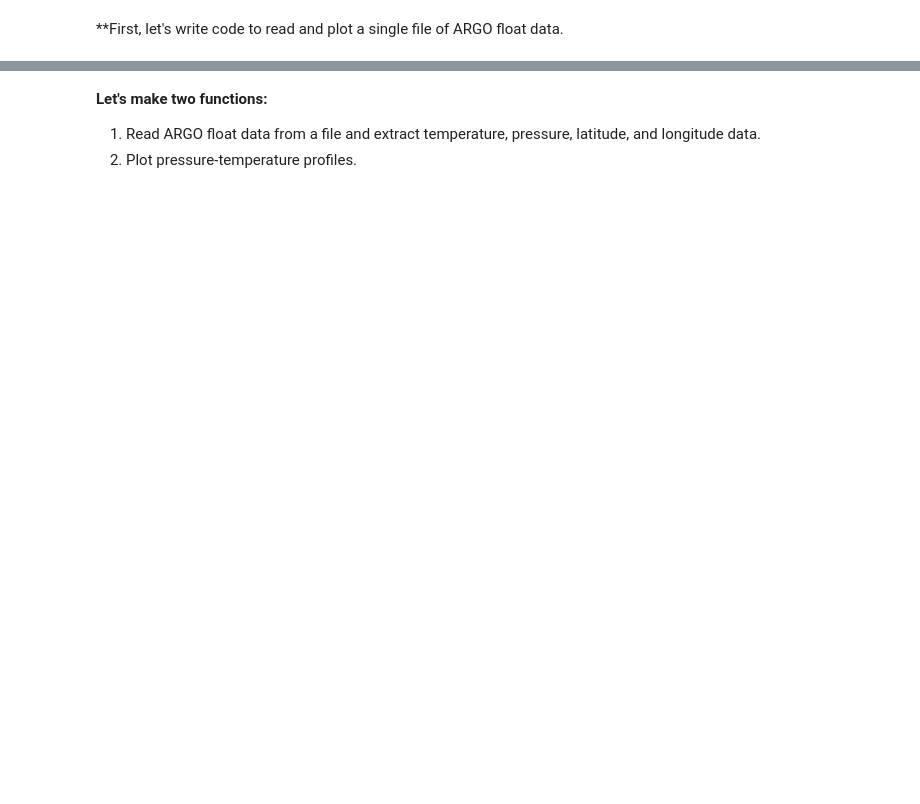
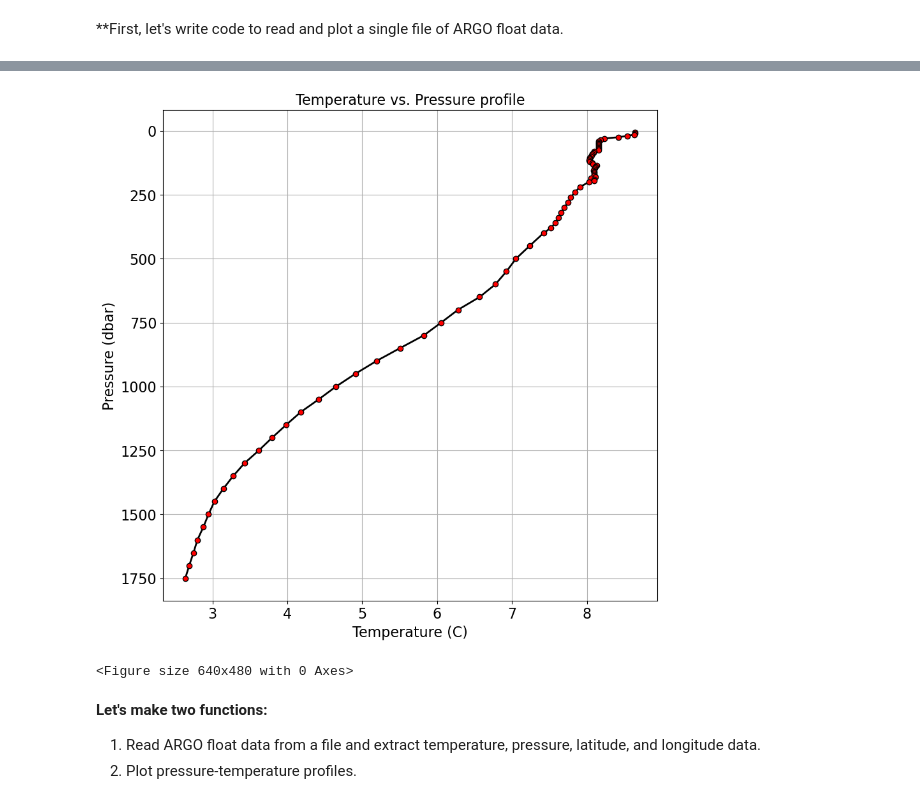
Before and after one commit to OCEAN-215-CLASS/week-10-live-demo-klqi, a Jupyter notebook: Week10_demo_starter.ipynb, the cells around one changed output, grey strips where cells are left out. Cells and saved outputs as stored; diff of their text form; code cells hidden in the pictures; blank space fills up the shorter version.

```diff
--- a/Week10_demo_starter.ipynb
+++ b/Week10_demo_starter.ipynb
@@ -6,16 +6,19 @@ import matplotlib.pyplot as plt
 # %% [markdown]
 **First, let's write code to read and plot a single file of ARGO float data.
 # %%
-filepath ='Week10_demo/D5901105_176.nc'
+filepath ='D5901105_176.nc'
 # %%
 # Import just one data file using xarray
-
-
+data = xr.open_dataset(filepath)
 
 # Reformat the data to remove singleton dimensions
-
+data = data.squeeze()
+display(data)
 
 # Get the lat and lon
-
+lat = data.LATITUDE.values
+lon = data.LONGITUDE.values
 
 # Get the temperature and pressure
+temp = data.TEMP.values
+pressure = data.PRES.values
@@ -22,12 +43,26 @@ filepath ='Week10_demo/D5901105_176.nc'
 # %%
 # Make figure
-fig =
-ax =
+fig,axs = plt.subplots(figsize=(10,10))
 
 # Plot temperature and pressure
-
+axs.plot(temp, pressure, color='k', lw=2, marker='o',
+         markerfacecolor='red')
 
 # Format figure
+axs.invert_yaxis()
+axs.grid()
+# make a title
+axs.set_title('Temperature vs. Pressure profile', fontsize=16)
+# set axis labels, increase fontsize
+axs.set_xlabel('Temperature (C)', fontsize=16)
+axs.set_ylabel('Pressure (dbar)', fontsize=16)
+
+plt.xticks(fontsize=16)
+plt.yticks(fontsize=16)
+plt.show()
+# %% [output]
+[figure, added]
+<Figure size 640x480 with 0 Axes>
 # %% [markdown]
 **Let's make two functions:**
 
```
Also changed, not shown: parts of 5 cells of this notebook, 1 other file.
